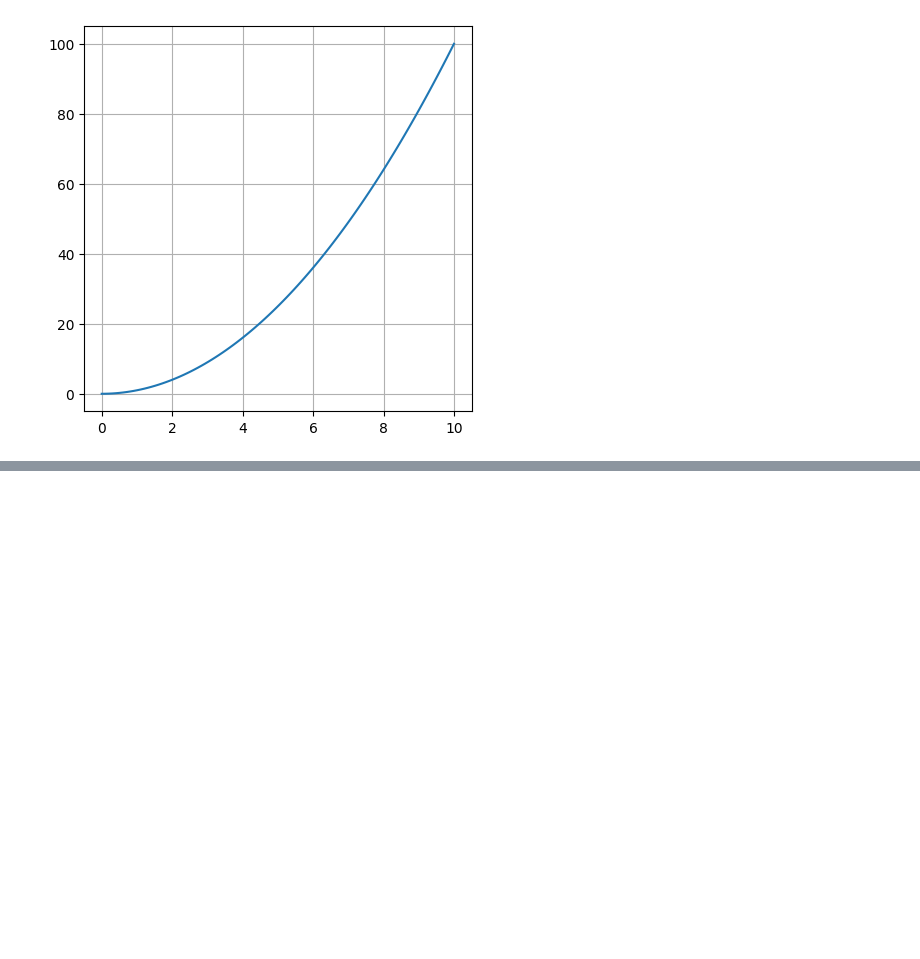
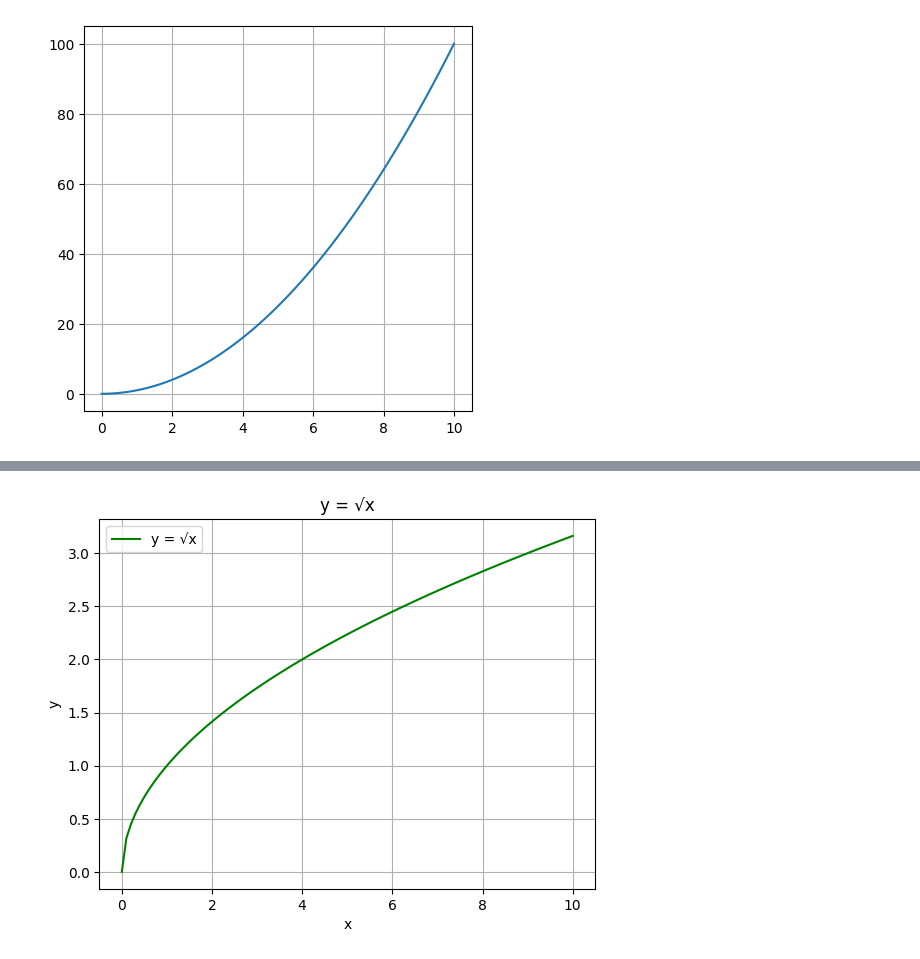
Before and after one commit to Horieh1989/exercise, a Jupyter notebook: matplot.ipynb, the cells around one changed output, grey strips where cells are left out. Drawn from its saved outputs; the diff is of its cells as text; code cells hidden in the pictures; blank space fills up the shorter version.

```diff
--- a/matplot.ipynb
+++ b/matplot.ipynb
@@ -32,0 +38,16 @@ plt.grid(True)
+# %%
+import matplotlib.pyplot as plt
+import numpy as np
+#square root x jazr x= till examole x=9 jazr is 3
+x = np.linspace(0, 10, 100)
+y = np.sqrt(x)
+
+plt.plot(x, y, label="y = √x", color="green")
+plt.title("y = √x")
+plt.xlabel("x")
+plt.ylabel("y")
+plt.grid(True)
+plt.legend()
+plt.show()
+# %% [output]
+[figure, added]
```
Also changed, not shown: parts of 3 cells of this notebook.
